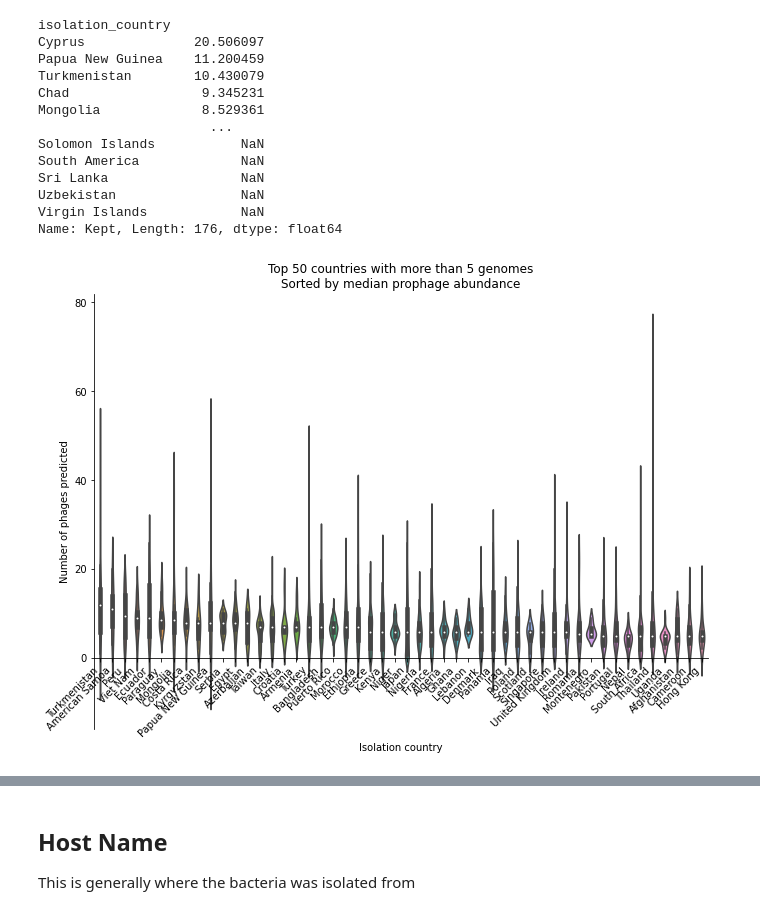
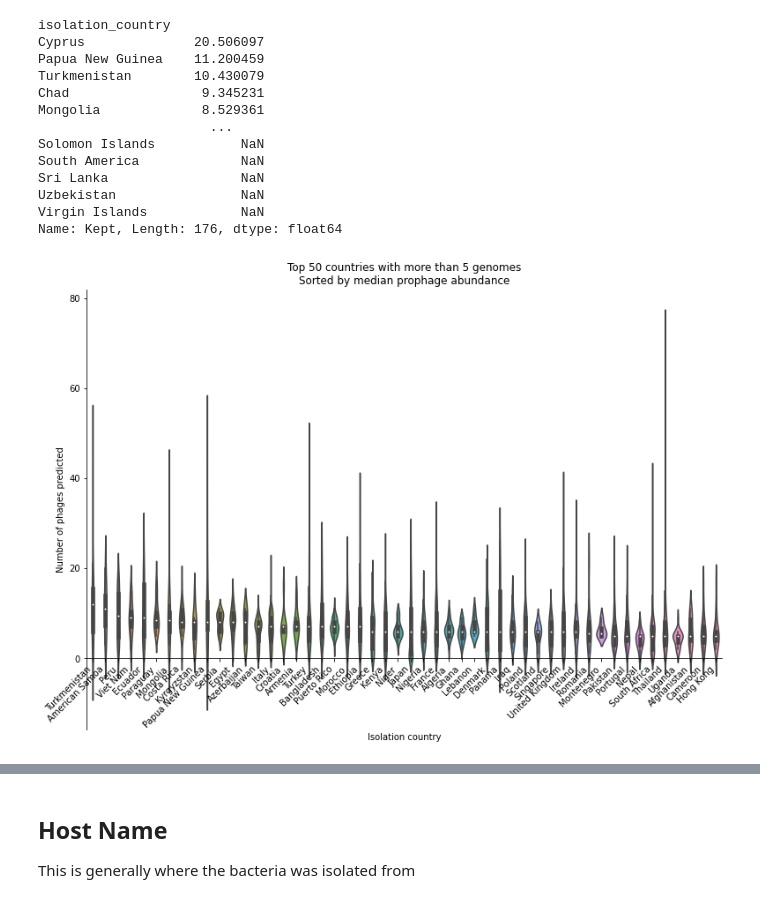
Before and after one commit to linsalrob/PhispyAnalysis, a Jupyter notebook: DataAnalysis/RAST sources.ipynb, the cells around one changed output, grey strips where cells are left out. Cells and saved outputs as stored; diff of their text form; code cells hidden in the pictures.

```diff
--- a/DataAnalysis/RAST sources.ipynb
+++ b/DataAnalysis/RAST sources.ipynb
@@ -615,25 +645,27 @@ Name: Kept, Length: 176, dtype: float64
 # %%
 topnc = 50
 genomen = 5
 tmpc = pd.DataFrame(phagemeta.groupby('isolation_country').count()['assembly_accession'] > genomen)
 tmpc[tmpc['assembly_accession']].index
 tmp = phagemeta[phagemeta['isolation_country'].isin(tmpc[tmpc['assembly_accession']].index)]
 
 fig, ax = plt.subplots(nrows=1, ncols=1, figsize=(11, 8))
 sortedorder = tmp.groupby('isolation_country')["Kept"].median().sort_values(ascending=False).index[0:topnc]
 ax = sns.violinplot(x='isolation_country', y='Kept', data=tmp, ax=ax, order=sortedorder)
 ax.set_ylabel("Number of phages predicted")
 ax.set_xlabel("Isolation country")
 #ax.axhline(y=0, color='k')
 ax.spines['bottom'].set_position('zero')
 ax.spines['top'].set_color('none')
 ax.spines['right'].set_color('none')
 ax.set_title(f'Top {topnc} countries with more than {genomen} genomes\nSorted by median prophage abundance')
 plt.xticks(rotation=45,  horizontalalignment='right')
+plt.tight_layout()
 
+fig.savefig(f"images/phages_vs_country_{topnc}_genomes_{genomen}_phages_median.png")
 fig.savefig(f"images/phages_vs_country_{topnc}_genomes_{genomen}_phages_median.svg")
 # %% [output]
-[figure, old version]
+[figure, new version]
 # %%
 topnc = 50
 genomen = 5
```
Also changed, not shown: parts of 25 cells of this notebook, 5 other files.
